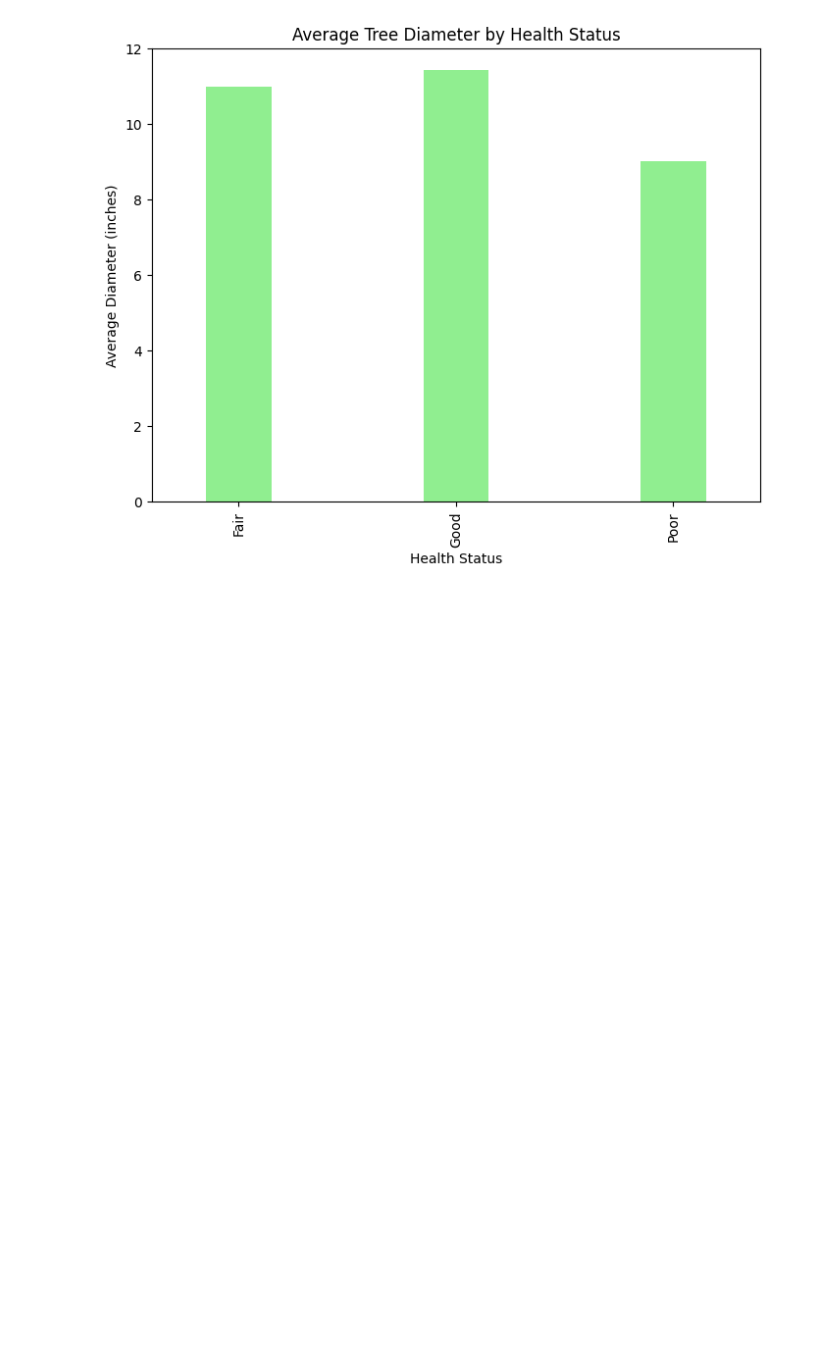
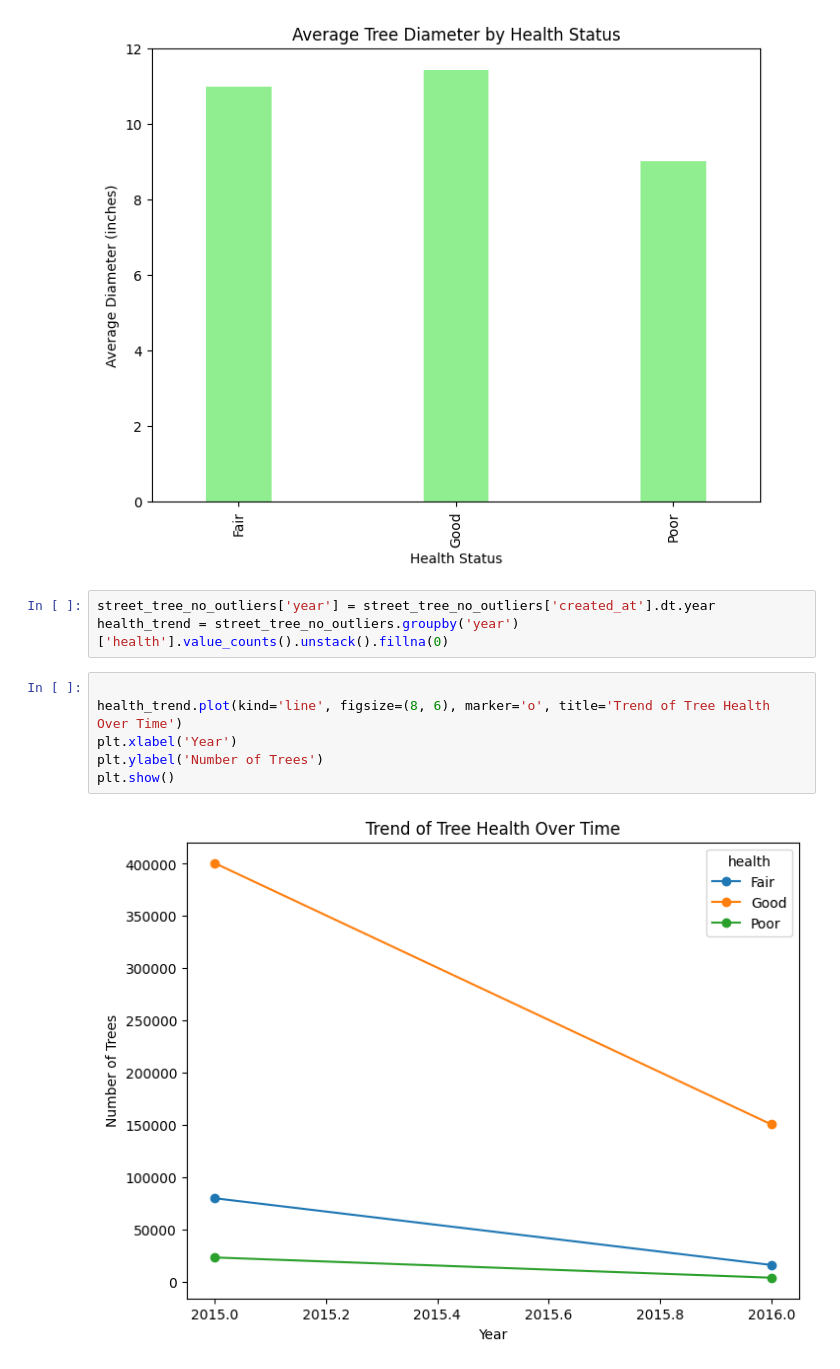
Before and after one commit to asha8r/2015-Street-Tree-Census, a Jupyter notebook: 2015_Street_Tree_Census.ipynb, the cells around one changed output. Saved outputs shown, nothing was run; the diff lists cells and outputs as text; blank space fills up the shorter version.

```diff
--- a/2015_Street_Tree_Census.ipynb
+++ b/2015_Street_Tree_Census.ipynb
@@ -483,3 +470,14 @@ plt.ylabel('Average Diameter (inches)')
 plt.show()
 # %% [output]
 [figure]
+# %%
+street_tree_no_outliers['year'] = street_tree_no_outliers['created_at'].dt.year
+health_trend = street_tree_no_outliers.groupby('year')['health'].value_counts().unstack().fillna(0)
+# %%
+
+health_trend.plot(kind='line', figsize=(8, 6), marker='o', title='Trend of Tree Health Over Time')
+plt.xlabel('Year')
+plt.ylabel('Number of Trees')
+plt.show()
+# %% [output]
+[figure, added]
```
Also changed, not shown: parts of 12 cells of this notebook.
